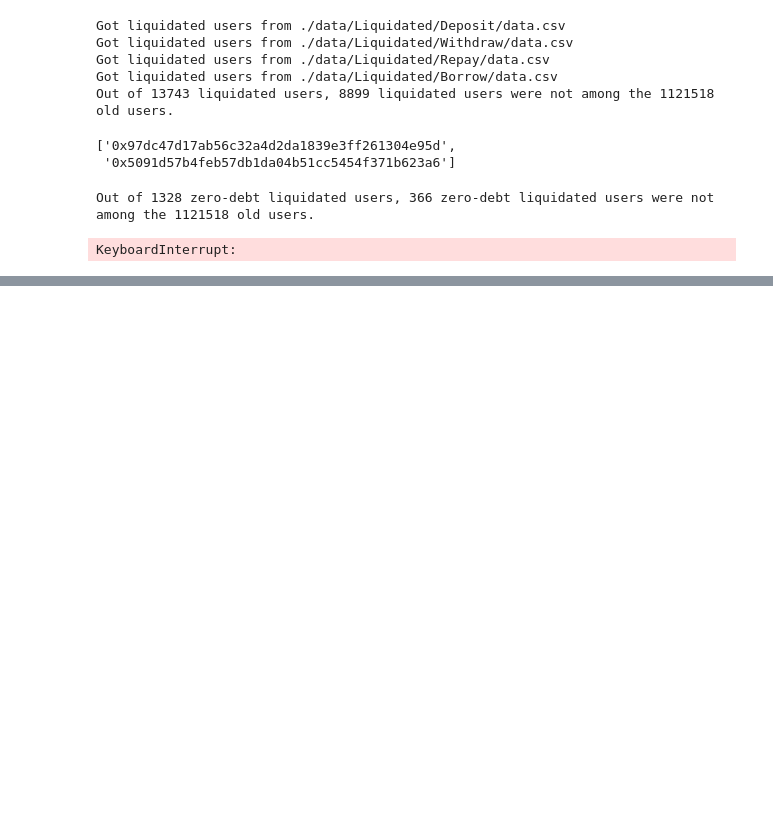
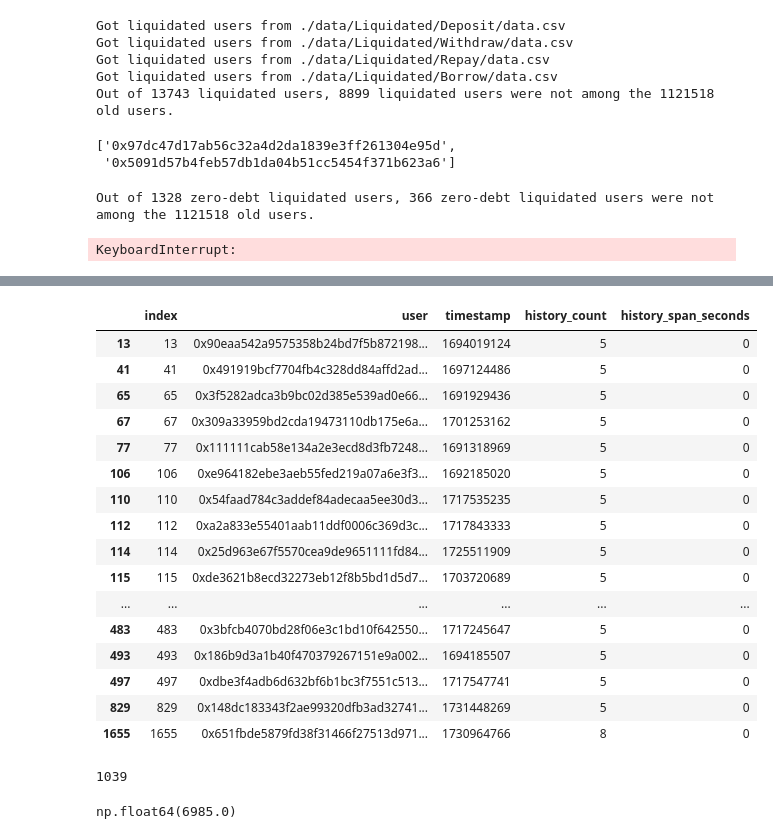
Before and after one commit to brains-group/Aave-Action-Recommender, a Jupyter notebook: test.ipynb, the cells around one changed output, grey strips where cells are left out. Saved outputs shown, nothing was run; the diff lists cells and outputs as text; code cells hidden in the pictures; blank space fills up the shorter version.

```diff
--- a/test.ipynb
+++ b/test.ipynb
@@ -262,0 +403,28 @@ KeyboardInterrupt:
+# %%
+out.sort_values(by=['history_count', 'history_span_seconds'], ascending=True).head(50)
+# %% [output]
+|  | index | user | timestamp | history_count | history_span_seconds |
+| 13 | 13 | 0x90eaa542a9575358b24bd7f5b872198... | 1694019124 | 5 | 0 |
+| 41 | 41 | 0x491919bcf7704fb4c328dd84affd2ad... | 1697124486 | 5 | 0 |
+| 65 | 65 | 0x3f5282adca3b9bc02d385e539ad0e66... | 1691929436 | 5 | 0 |
+| 67 | 67 | 0x309a33959bd2cda19473110db175e6a... | 1701253162 | 5 | 0 |
+| 77 | 77 | 0x111111cab58e134a2e3ecd8d3fb7248... | 1691318969 | 5 | 0 |
+| 106 | 106 | 0xe964182ebe3aeb55fed219a07a6e3f3... | 1692185020 | 5 | 0 |
+| 110 | 110 | 0x54faad784c3addef84adecaa5ee30d3... | 1717535235 | 5 | 0 |
+| 112 | 112 | 0xa2a833e55401aab11ddf0006c369d3c... | 1717843333 | 5 | 0 |
+| 114 | 114 | 0x25d963e67f5570cea9de9651111fd84... | 1725511909 | 5 | 0 |
+| 115 | 115 | 0xde3621b8ecd32273eb12f8b5bd1d5d7... | 1703720689 | 5 | 0 |
+| ... | ... | ... | ... | ... | ... |
+| 483 | 483 | 0x3bfcb4070bd28f06e3c1bd10f642550... | 1717245647 | 5 | 0 |
+| 493 | 493 | 0x186b9d3a1b40f470379267151e9a002... | 1694185507 | 5 | 0 |
+| 497 | 497 | 0xdbe3f4adb6d632bf6b1bc3f7551c513... | 1717547741 | 5 | 0 |
+| 829 | 829 | 0x148dc183343f2ae99320dfb3ad32741... | 1731448269 | 5 | 0 |
+| 1655 | 1655 | 0x651fbde5879fd38f31466f27513d971... | 1730964766 | 8 | 0 |
+# %%
+len(out[out['history_count'] < 10000])
+# %% [output]
+1039
+# %%
+out['history_count'].median()
+# %% [output]
+np.float64(6985.0)
```
Also changed, not shown: parts of 2 cells of this notebook, 4 other files.
